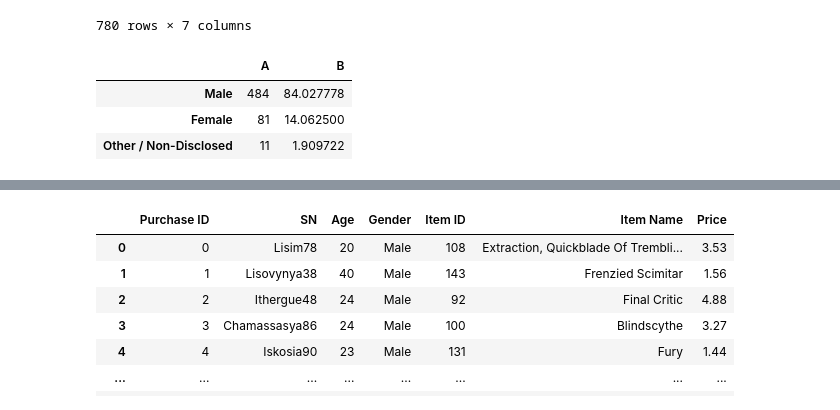
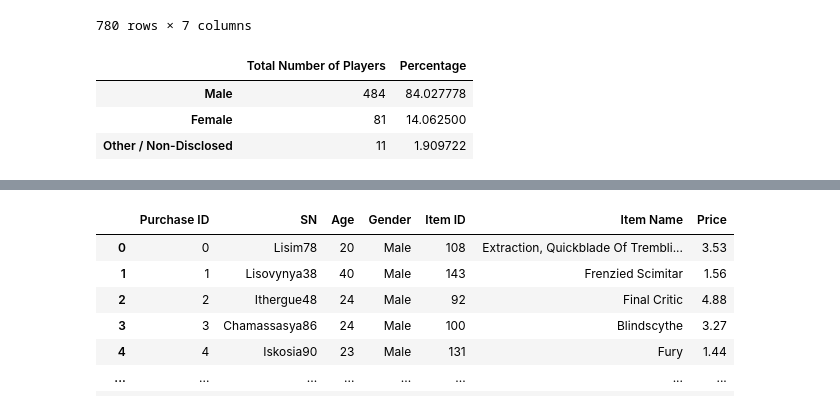
Before and after one commit to jocelyn4112/pandas-challenge, a Jupyter notebook: MainHouse.ipynb, the cells around one changed output, grey strips where cells are left out. Cells and saved outputs as stored; diff of their text form; code cells hidden in the pictures.

```diff
--- a/MainHouse.ipynb
+++ b/MainHouse.ipynb
@@ -70,12 +74,12 @@ players_unique_df = purchase_df.loc[:,["SN", "Age", "Gender"]].drop_duplicates()
 # %%
 #Gender Demographics
 gender_stats = players_unique_df["Gender"].value_counts()
 percent_gender_stats = gender_stats / num_players * 100
 
-merged_df = pd.DataFrame({"A":gender_stats,"B":percent_gender_stats})
+merged_df = pd.DataFrame({"Total Number of Players":gender_stats,"Percentage":percent_gender_stats})
 merged_df
 # %% [output]
-|  | A | B |
+|  | Total Number of Players | Percentage |
 | Male | 484 | 84.027778 |
 | Female | 81 | 14.062500 |
 | Other / Non-Disclosed | 11 | 1.909722 |
```
Also changed, not shown: parts of 11 cells of this notebook.
